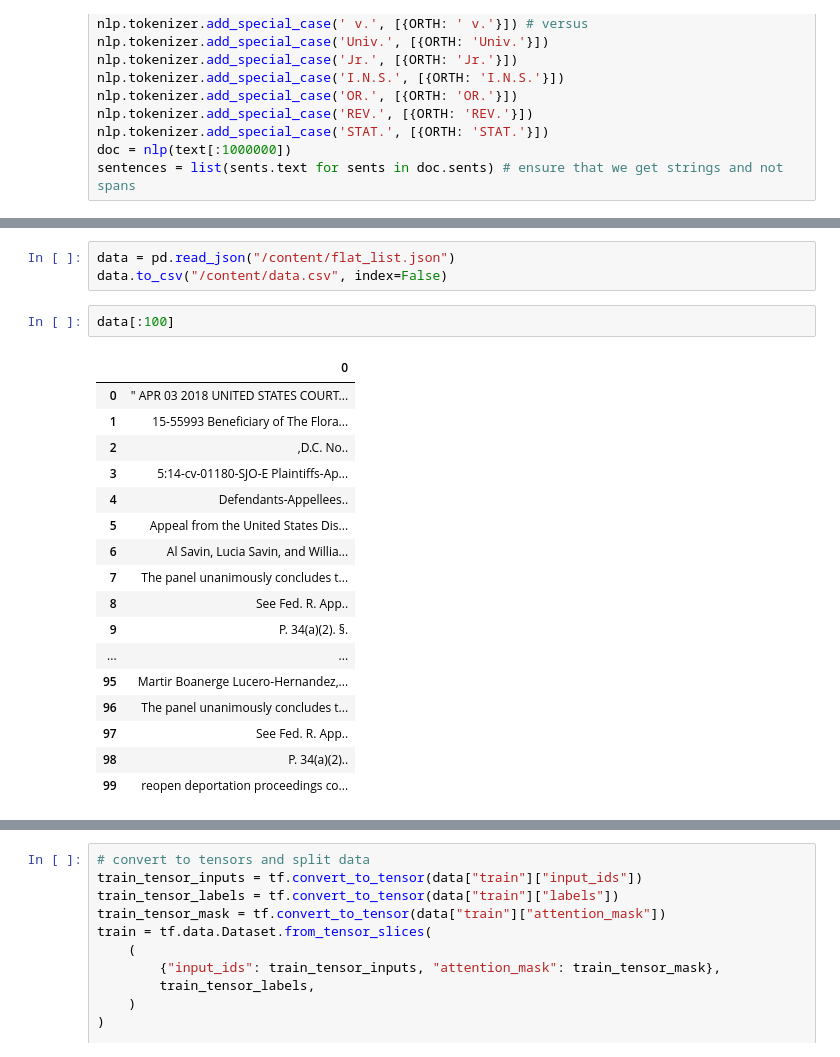
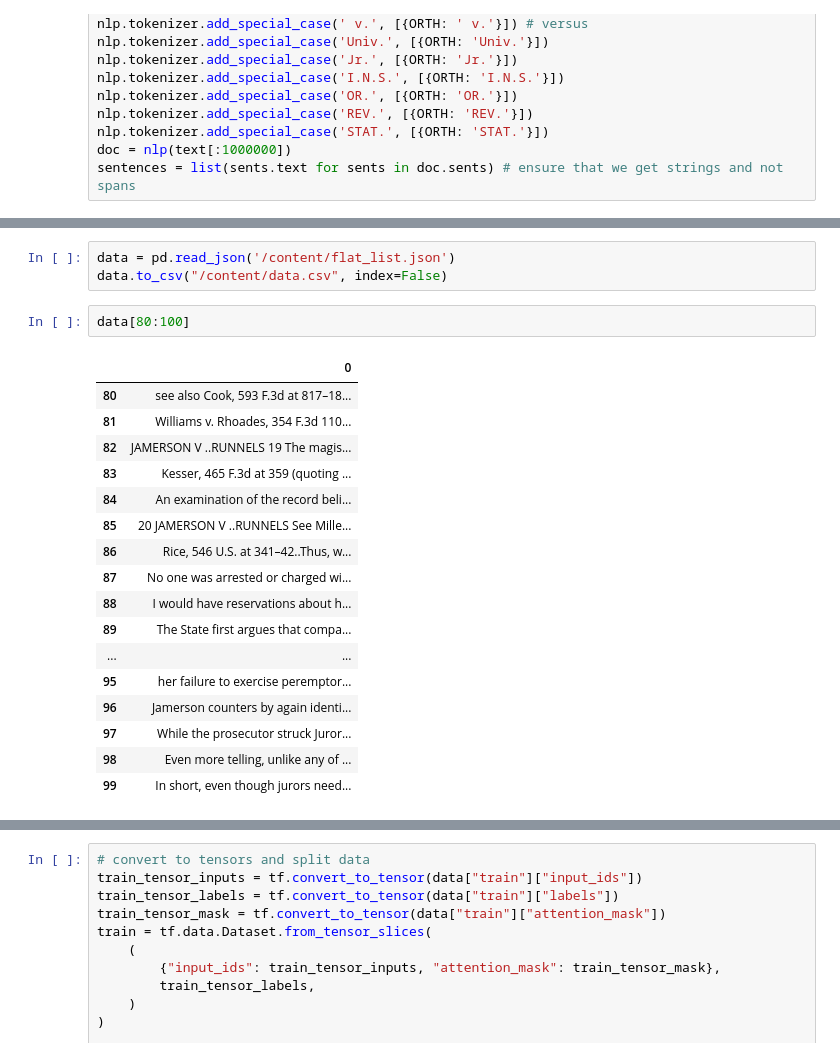
Before and after one commit to danielsaggau/LDSI_Project, a Jupyter notebook: Generating_Legal_Text_with_Distil_GPT2_based_on_raw_Courtlistener_Data.ipynb, the cells around one changed output, grey strips where cells are left out. Drawn from its saved outputs; the diff is of its cells as text.

```diff
--- a/Generating_Legal_Text_with_Distil_GPT2_based_on_raw_Courtlistener_Data.ipynb
+++ b/Generating_Legal_Text_with_Distil_GPT2_based_on_raw_Courtlistener_Data.ipynb
@@ -214,26 +222,26 @@ REPLICAS:  8
 # %%
-data = pd.read_json("/content/flat_list.json")
+data = pd.read_json('/content/flat_list.json')
 data.to_csv("/content/data.csv", index=False)
 # %%
-data[:100]
+data[80:100]
 # %% [output]
 |  | 0 |
-| 0 | " APR 03 2018 UNITED STATES COURT... |
-| 1 | 15-55993 Beneficiary of The Flora... |
-| 2 | ,D.C. No.. |
-| 3 | 5:14-cv-01180-SJO-E Plaintiffs-Ap... |
-| 4 | Defendants-Appellees.. |
-| 5 | Appeal from the United States Dis... |
-| 6 | Al Savin, Lucia Savin, and Willia... |
-| 7 | The panel unanimously concludes t... |
-| 8 | See Fed. R. App.. |
-| 9 | P. 34(a)(2). §. |
+| 80 | see also Cook, 593 F.3d at 817–18... |
+| 81 | Williams v. Rhoades, 354 F.3d 110... |
+| 82 | JAMERSON V ..RUNNELS 19 The magis... |
+| 83 | Kesser, 465 F.3d at 359 (quoting ... |
+| 84 | An examination of the record beli... |
+| 85 | 20 JAMERSON V ..RUNNELS See Mille... |
+| 86 | Rice, 546 U.S. at 341–42..Thus, w... |
+| 87 | No one was arrested or charged wi... |
+| 88 | I would have reservations about h... |
+| 89 | The State first argues that compa... |
 | ... | ... |
-| 95 | Martir Boanerge Lucero-Hernandez,... |
-| 96 | The panel unanimously concludes t... |
-| 97 | See Fed. R. App.. |
-| 98 | P. 34(a)(2).. |
-| 99 | reopen deportation proceedings co... |
+| 95 | her failure to exercise peremptor... |
+| 96 | Jamerson counters by again identi... |
+| 97 | While the prosecutor struck Juror... |
+| 98 | Even more telling, unlike any of ... |
+| 99 | In short, even though jurors need... |
 # %%
 data = pd.read_csv("/content/data.csv")
 data = Dataset.from_pandas(data)
```
Also changed, not shown: parts of 24 cells of this notebook.
